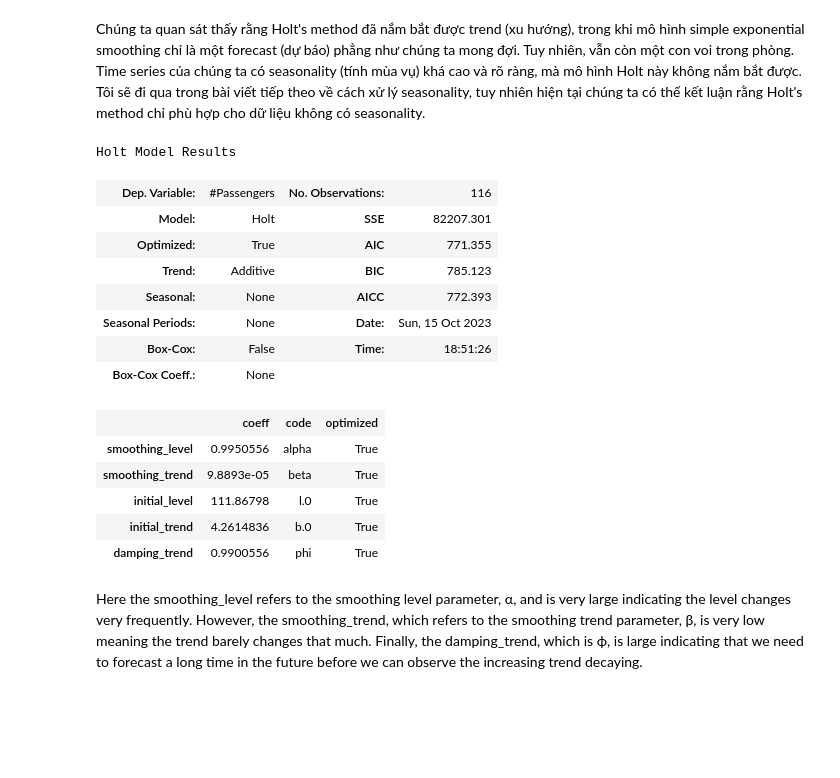
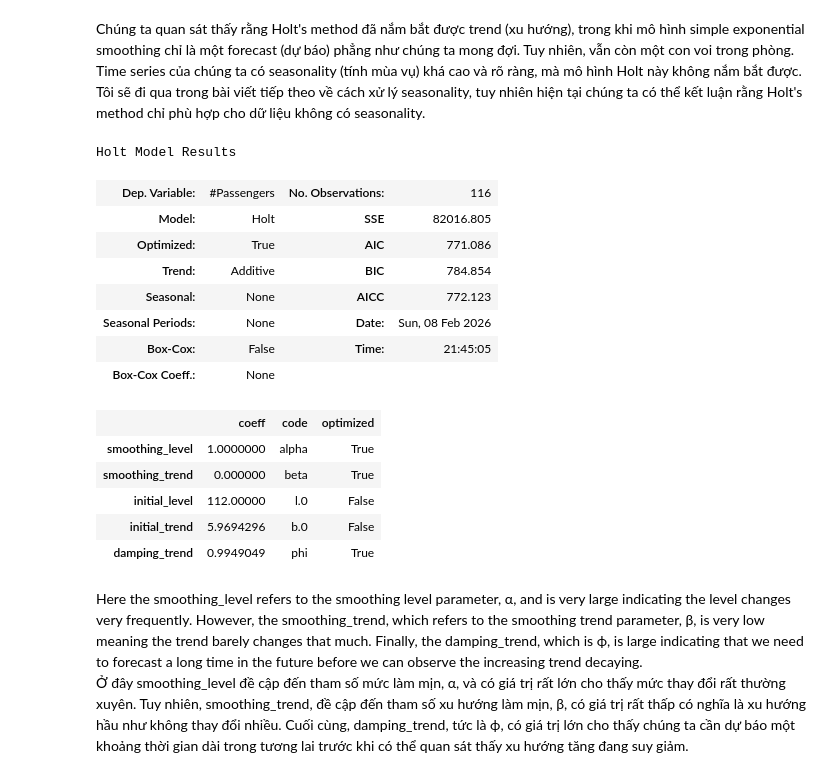
Before and after one commit to NKDuyennn/Project_data_science, a Jupyter notebook: Time-series-crash-course/11. Holt's Linear Trend Model.ipynb, the cells around one changed output. Saved outputs shown, nothing was run; the diff lists cells and outputs as text; code cells hidden in the pictures; blank space fills up the shorter version.

```diff
--- a/Time-series-crash-course/11. Holt's Linear Trend Model.ipynb
+++ b/Time-series-crash-course/11. Holt's Linear Trend Model.ipynb
@@ -49,13 +49,15 @@ test = data.iloc[-int(len(data) * 0.2):]
 
 def plot_func(forecast1: list[float],
               forecast2: list[float],
+              forecast3: list[float],
               title: str) -> None:
     """Hàm để vẽ các forecasts."""
     fig = go.Figure()
     fig.add_trace(go.Scatter(x=train['Month'], y=train['#Passengers'], name='Train'))
     fig.add_trace(go.Scatter(x=test['Month'], y=test['#Passengers'], name='Test'))
     fig.add_trace(go.Scatter(x=test['Month'], y=forecast1, name='Simple'))
-    fig.add_trace(go.Scatter(x=test['Month'], y=forecast2, name='Holt'))
+    fig.add_trace(go.Scatter(x=test['Month'], y=forecast2, name='Holt no damp'))
+    fig.add_trace(go.Scatter(x=test['Month'], y=forecast3, name='Holt'))
     fig.update_layout(template="simple_white", font=dict(size=18), title_text=title,
                       width=650, title_x=0.5, height=400, xaxis_title='Ngày',
                       yaxis_title='Khối lượng Hành khách')
@@ -68,8 +70,12 @@ model_simple = SimpleExpSmoothing(train['#Passengers']).fit(optimized=True)
 forecasts_simple = model_simple.forecast(len(test))
 
 # Fit mô hình Holt và lấy forecasts
-model_holt = Holt(train['#Passengers'], damped_trend=True).fit(optimized=True)
-forecasts_holt = model_holt.forecast(len(test))
+model_holt_no_damping = Holt(train['#Passengers'], damped_trend=False).fit(optimized=True)
+forecasts_holt_no_damping = model_holt_no_damping.forecast(len(test))
+
+# Fit mô hình Holt và lấy forecasts
+model_holt_damping = Holt(train['#Passengers'], damped_trend=True).fit(optimized=True)
+forecasts_holt_damping = model_holt_damping.forecast(len(test))
 
 # Vẽ biểu đồ các forecasts
-plot_func(forecasts_simple, forecasts_holt, "Holt's Exponential Smoothing")
+plot_func(forecasts_simple, forecasts_holt_no_damping, forecasts_holt_damping, "Holt's Exponential Smoothing")
@@ -79,22 +82,23 @@ plot_func(forecasts_simple, forecasts_holt, "Holt's Exponential Smoothing")
 # %% [markdown]
 Chúng ta quan sát thấy rằng Holt's method đã nắm bắt được trend (xu hướng), trong khi mô hình simple exponential smoothing chỉ là một forecast (dự báo) phẳng như chúng ta mong đợi. Tuy nhiên, vẫn còn một con voi trong phòng. Time series của chúng ta có seasonality (tính mùa vụ) khá cao và rõ ràng, mà mô hình Holt này không nắm bắt được. Tôi sẽ đi qua trong bài viết tiếp theo về cách xử lý seasonality, tuy nhiên hiện tại chúng ta có thể kết luận rằng Holt's method chỉ phù hợp cho dữ liệu không có seasonality.
 # %%
-model_holt.summary()
+model_holt_damping.summary()
 # %% [output]
 Holt Model Results
 | Dep. Variable: | #Passengers | No. Observations: | 116 |
-| Model: | Holt | SSE | 82207.301 |
-| Optimized: | True | AIC | 771.355 |
-| Trend: | Additive | BIC | 785.123 |
-| Seasonal: | None | AICC | 772.393 |
-| Seasonal Periods: | None | Date: | Sun, 15 Oct 2023 |
-| Box-Cox: | False | Time: | 18:51:26 |
+| Model: | Holt | SSE | 82016.805 |
+| Optimized: | True | AIC | 771.086 |
+| Trend: | Additive | BIC | 784.854 |
+| Seasonal: | None | AICC | 772.123 |
+| Seasonal Periods: | None | Date: | Sun, 08 Feb 2026 |
+| Box-Cox: | False | Time: | 21:45:05 |
 | Box-Cox Coeff.: | None |  |  |
 |  | coeff | code | optimized |
-| smoothing_level | 0.9950556 | alpha | True |
-| smoothing_trend | 9.8893e-05 | beta | True |
-| initial_level | 111.86798 | l.0 | True |
-| initial_trend | 4.2614836 | b.0 | True |
-| damping_trend | 0.9900556 | phi | True |
+| smoothing_level | 1.0000000 | alpha | True |
+| smoothing_trend | 0.000000 | beta | True |
+| initial_level | 112.00000 | l.0 | False |
+| initial_trend | 5.9694296 | b.0 | False |
+| damping_trend | 0.9949049 | phi | True |
 # %% [markdown]
 Here the smoothing_level refers to the smoothing level parameter, α, and is very large indicating the level changes very frequently. However, the smoothing_trend, which refers to the smoothing trend parameter, β, is very low meaning the trend barely changes that much. Finally, the damping_trend, which is ϕ, is large indicating that we need to forecast a long time in the future before we can observe the increasing trend decaying.
+Ở đây smoothing_level đề cập đến tham số mức làm mịn, α, và có giá trị rất lớn cho thấy mức thay đổi rất thường xuyên. Tuy nhiên, smoothing_trend, đề cập đến tham số xu hướng làm mịn, β, có giá trị rất thấp có nghĩa là xu hướng hầu như không thay đổi nhiều. Cuối cùng, damping_trend, tức là ϕ, có giá trị lớn cho thấy chúng ta cần dự báo một khoảng thời gian dài trong tương lai trước khi có thể quan sát thấy xu hướng tăng đang suy giảm.
```
Also changed, not shown: parts of 1 cell of this notebook, 2 other files.
